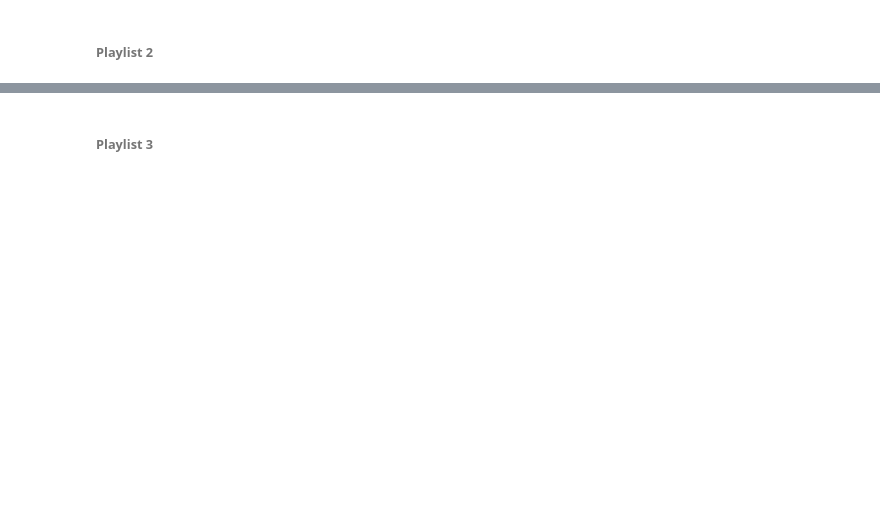
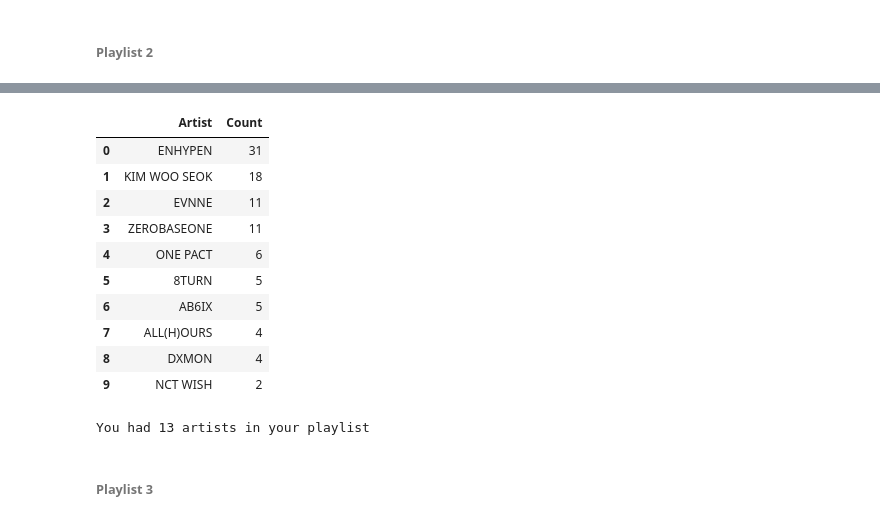
Before and after one commit to ShreyaKrishnan2004/SpotifAI, a Jupyter notebook: SpotifAI Intro Project.ipynb, the cells around one changed output, grey strips where cells are left out. Saved outputs shown, nothing was run; the diff lists cells and outputs as text; code cells hidden in the pictures; blank space fills up the shorter version.

```diff
--- a/SpotifAI Intro Project.ipynb
+++ b/SpotifAI Intro Project.ipynb
@@ -169,2 +301,23 @@ df_study
+# %%
+'''df_sorted_mellow = df_mellow[['artist','name']].groupby('artist').count().sort_values('name',ascending = False).reset_index()
+df_sorted.columns = ['Artist','Count']
+df_sorted.head(10)'''
+# %% [output]
+|  | Artist | Count |
+| 0 | ENHYPEN | 31 |
+| 1 | KIM WOO SEOK | 18 |
+| 2 | EVNNE | 11 |
+| 3 | ZEROBASEONE | 11 |
+| 4 | ONE PACT | 6 |
+| 5 | 8TURN | 5 |
+| 6 | AB6IX | 5 |
+| 7 | ALL(H)OURS | 4 |
+| 8 | DXMON | 4 |
+| 9 | NCT WISH | 2 |
+# %%
+'''num_artists = len(df_mellow[['artist']].groupby('artist').count())
+print(f'You had {num_artists} artists in your playlist')'''
+# %% [output]
+You had 13 artists in your playlist
 # %% [markdown]
 ###### Playlist 3
```
Also changed, not shown: parts of 25 cells of this notebook.
